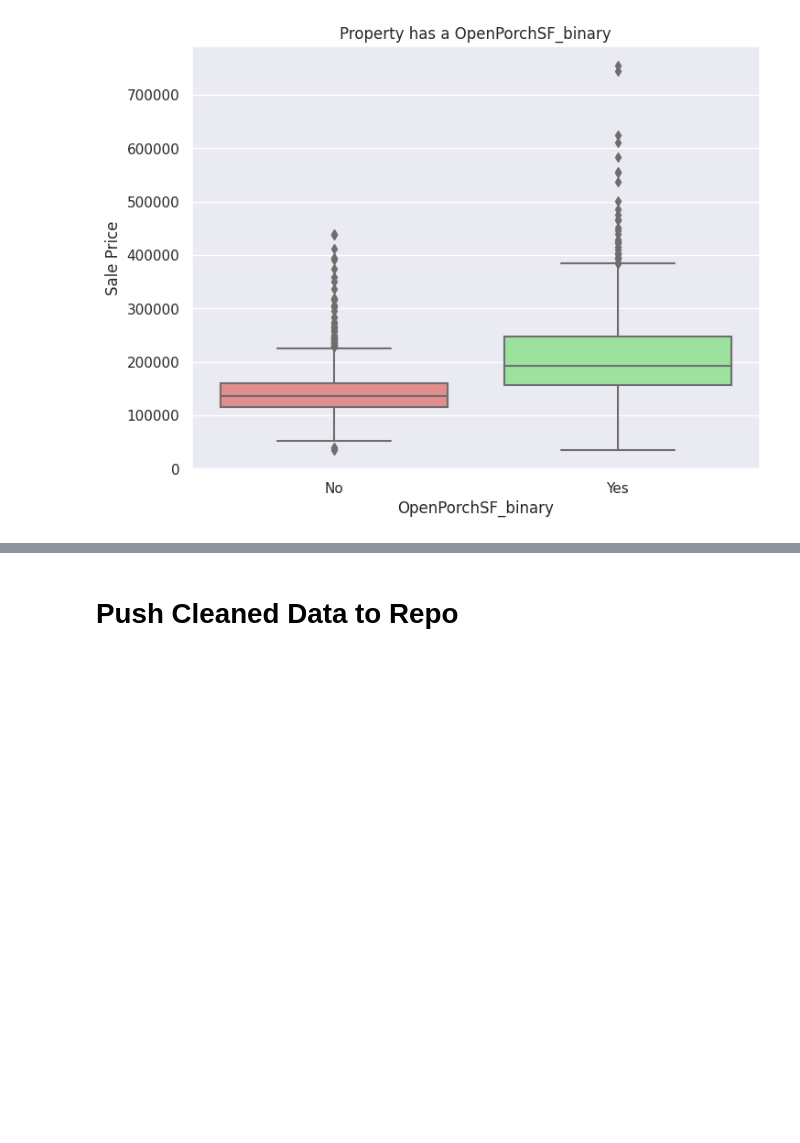
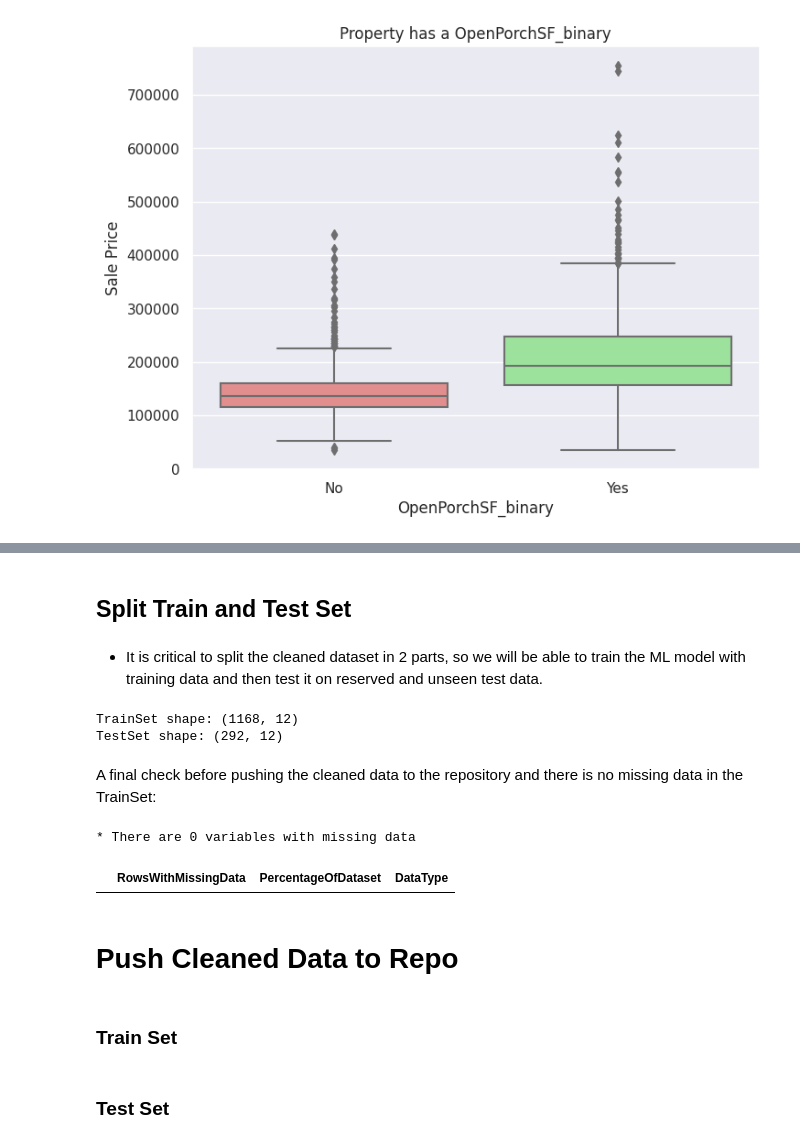
Before and after one commit to Code-Institute-Submissions/modonohoe-data-analytics-housing-project, a Jupyter notebook: jupyter_notebooks/03 - Data Cleaning.ipynb, the cells around one changed output, grey strips where cells are left out. Drawn from its saved outputs; the diff is of its cells as text; code cells hidden in the pictures; blank space fills up the shorter version.

Commit message:
FEAT: train and test sets of cleaned data added to outputs folder

```diff
--- a/jupyter_notebooks/03 - Data Cleaning.ipynb
+++ b/jupyter_notebooks/03 - Data Cleaning.ipynb
@@ -355,6 +357,31 @@ df.head(10)
 | 7 | 1107 | 484 | 1973.0 | 2090 | 10382 | 7 | 1107 | 1973 | 200000 | ... |
 | 8 | 1022 | 468 | 1931.0 | 1774 | 6120 | 7 | 952 | 1931 | 129900 | ... |
 | 9 | 1077 | 205 | 1939.0 | 1077 | 7420 | 5 | 991 | 1939 | 118000 | ... |
+# %% [markdown]
+## Split Train and Test Set
+# %% [markdown]
+* It is critical to split the cleaned dataset in 2 parts, so we will be able to train the ML model with training data and then test it on reserved and unseen test data.
+# %%
+from sklearn.model_selection import train_test_split
+TrainSet, TestSet, _, __ = train_test_split(
+                                        df,
+                                        df['SalePrice'],
+                                        test_size=0.2,
+                                        random_state=0)
+
+print(f"TrainSet shape: {TrainSet.shape} \nTestSet shape: {TestSet.shape}")
+# %% [output]
+TrainSet shape: (1168, 12)
+TestSet shape: (292, 12)
+# %% [markdown]
+A final check before pushing the cleaned data to the repository and there is no missing data in the TrainSet:
+# %%
+df_missing_data = EvaluateMissingData(TrainSet)
+print(f"* There are {df_missing_data.shape[0]} variables with missing data \n")
+df_missing_data
+# %% [output]
+* There are 0 variables with missing data
+|  | RowsWithMissingData | PercentageOfDataset | DataType |
 # %% [markdown]
 # Push Cleaned Data to Repo
 # %%
@@ -365,2 +391,4 @@ try:
 except Exception as e:
   print(e)
+# %% [markdown]
+### Train Set
@@ -366,0 +397,2 @@ except Exception as e:
+# %% [markdown]
+### Test Set
```
Also changed, not shown: parts of 5 cells of this notebook, 2 other files.
